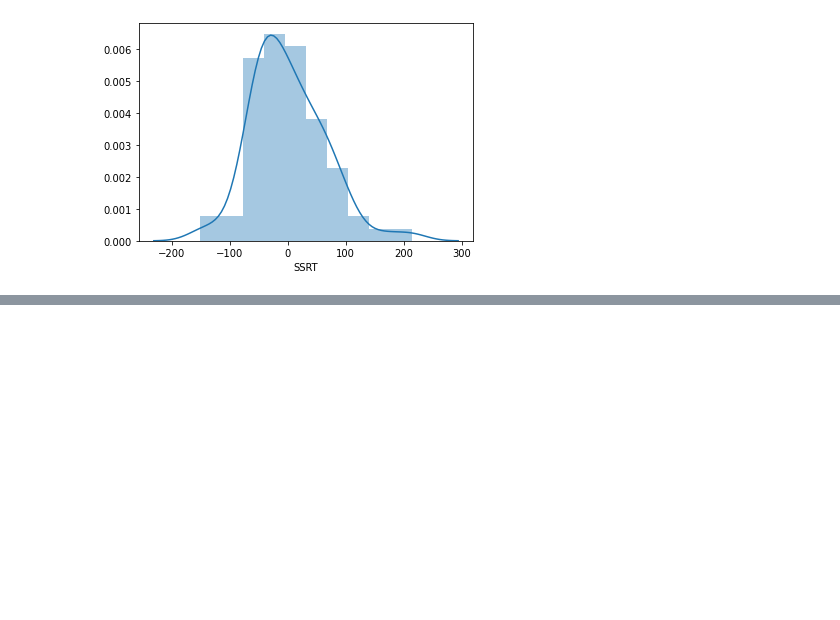
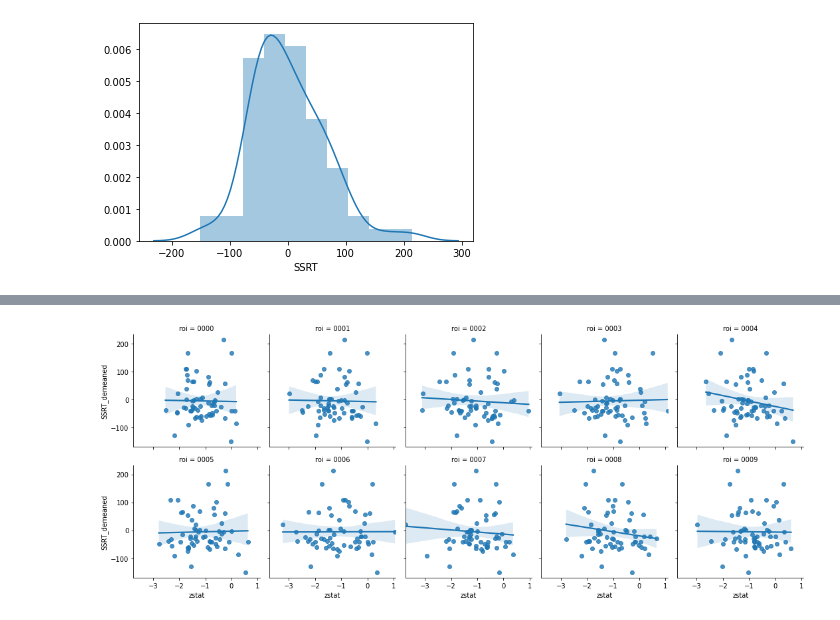
Before and after one commit to tbweng/ULG, a Jupyter notebook: analyses/brain-behavior_analysis.ipynb, the cells around one changed output, grey strips where cells are left out. Drawn from its saved outputs; the diff is of its cells as text; code cells hidden in the pictures; blank space fills up the shorter version.

```diff
--- a/analyses/brain-behavior_analysis.ipynb
+++ b/analyses/brain-behavior_analysis.ipynb
@@ -79,0 +95,5 @@ for img in image.iter_img(regions_percentile_img):
+# %%
+df = pd.read_csv('fslmeants_output.txt', sep=" ", header=None)
+df.columns = ["stat_file", "roi", "zstat"]
+# %%
+df['roi'] = df['roi'].str.split('_', expand = True)[3].str.split('.', expand = True)[0]
@@ -112,3 +160,7 @@ sns.distplot(ssrt.SSRT - ssrt.SSRT.mean())
 # %% [output]
 <matplotlib.axes._subplots.AxesSubplot at 0x...>
 [figure]
+# %%
+# merge sst data with fslmeants data
+ssrt_fslmeants = ssrt.merge(df, on = ['participant', 'run'])
+ssrt_fslmeants.head()
@@ -114,0 +174,5 @@ sns.distplot(ssrt.SSRT - ssrt.SSRT.mean())
+# %%
+g = sns.lmplot(y="SSRT_demeaned", x="zstat", col="roi",
+               data=ssrt_fslmeants, col_wrap=5, height=3)
+# %% [output]
+[figure, added]
```
Also changed, not shown: parts of 11 cells of this notebook.
